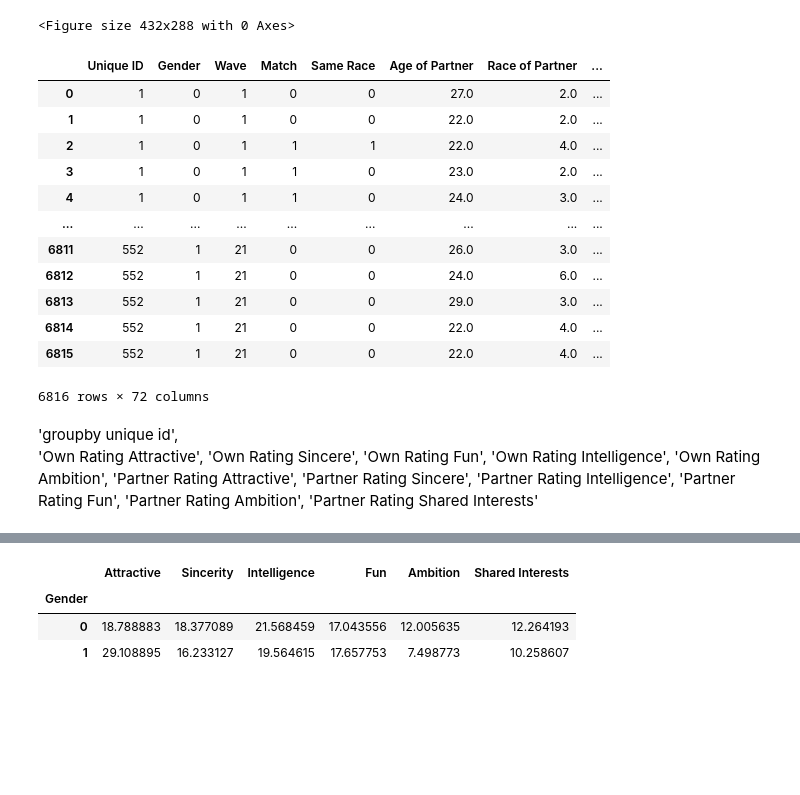
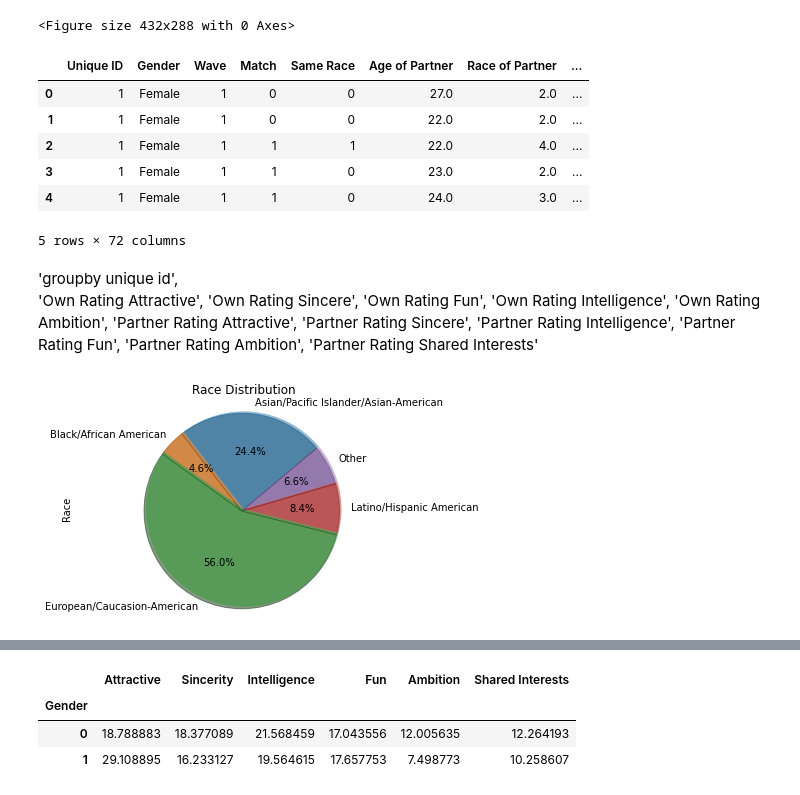
Before and after one commit to Nerdosth/SpeedDating, a Jupyter notebook: question2.ipynb, the cells around one changed output, grey strips where cells are left out. Drawn from its saved outputs; the diff is of its cells as text; code cells hidden in the pictures; blank space fills up the shorter version.

```diff
--- a/question2.ipynb
+++ b/question2.ipynb
@@ -22,21 +22,16 @@ fig = plt.figure()
 # %%
 data_df = pd.read_csv("Output/CleanedSpeed.csv")
 data_df["Race"].replace({1: "Black/African American", 2: "European/Caucasion-American", 3: "Latino/Hispanic American", 4: "Asian/Pacific Islander/Asian-American", 5: "Native American", 6: "Other"},inplace=True)
-data_df
+data_df["Gender"].replace({0: "Female", 1: "Male"}, inplace=True)
+data_df.head()
 # %% [output]
 |  | Unique ID | Gender | Wave | Match | Same Race | Age of Partner | Race of Partner | ... |
-| 0 | 1 | 0 | 1 | 0 | 0 | 27.0 | 2.0 | ... |
-| 1 | 1 | 0 | 1 | 0 | 0 | 22.0 | 2.0 | ... |
-| 2 | 1 | 0 | 1 | 1 | 1 | 22.0 | 4.0 | ... |
-| 3 | 1 | 0 | 1 | 1 | 0 | 23.0 | 2.0 | ... |
-| 4 | 1 | 0 | 1 | 1 | 0 | 24.0 | 3.0 | ... |
-| ... | ... | ... | ... | ... | ... | ... | ... | ... |
-| 6811 | 552 | 1 | 21 | 0 | 0 | 26.0 | 3.0 | ... |
-| 6812 | 552 | 1 | 21 | 0 | 0 | 24.0 | 6.0 | ... |
-| 6813 | 552 | 1 | 21 | 0 | 0 | 29.0 | 3.0 | ... |
-| 6814 | 552 | 1 | 21 | 0 | 0 | 22.0 | 4.0 | ... |
-| 6815 | 552 | 1 | 21 | 0 | 0 | 22.0 | 4.0 | ... |
+| 0 | 1 | Female | 1 | 0 | 0 | 27.0 | 2.0 | ... |
+| 1 | 1 | Female | 1 | 0 | 0 | 22.0 | 2.0 | ... |
+| 2 | 1 | Female | 1 | 1 | 1 | 22.0 | 4.0 | ... |
+| 3 | 1 | Female | 1 | 1 | 0 | 23.0 | 2.0 | ... |
+| 4 | 1 | Female | 1 | 1 | 0 | 24.0 | 3.0 | ... |
-6816 rows × 72 columns
+5 rows × 72 columns
 # %% [markdown]
  'groupby unique id',
  'Own Rating Attractive',
@@ -66,0 +48,12 @@ merge_drop = merge_df.dropna()
+# %%
+#create a race groupby dataframe for this plot to the get the race distribution in the dataset.
+race_df = data_df.groupby('Race')
+race_ct_df = pd.DataFrame(race_df['Race'].count())
+race_ct_df.plot(kind='pie',y='Race', title= 'Race Distribution', startangle=40,
+               shadow = True, autopct="%1.1f%%", legend=False, wedgeprops={'alpha':0.5})
+fig.patch.set_facecolor("white")
+plt.savefig('Output/Race.png')
+plt.axis('equal')
+plt.show()
+# %% [output]
+[figure, added]
```
Also changed, not shown: parts of 7 cells of this notebook, 2 other files.
